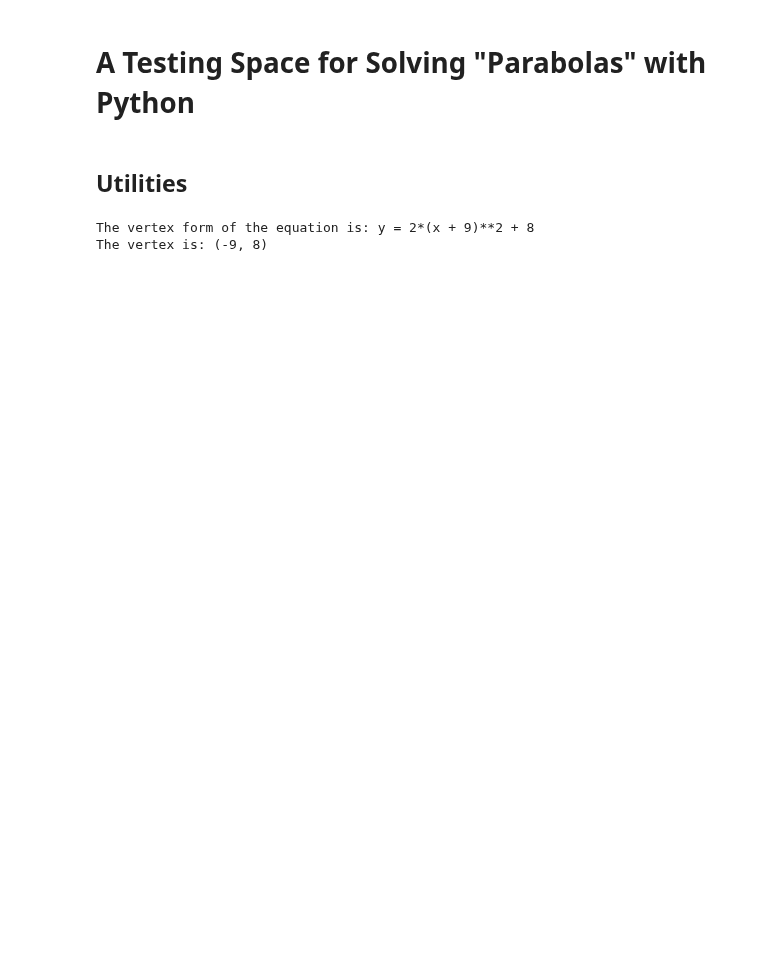
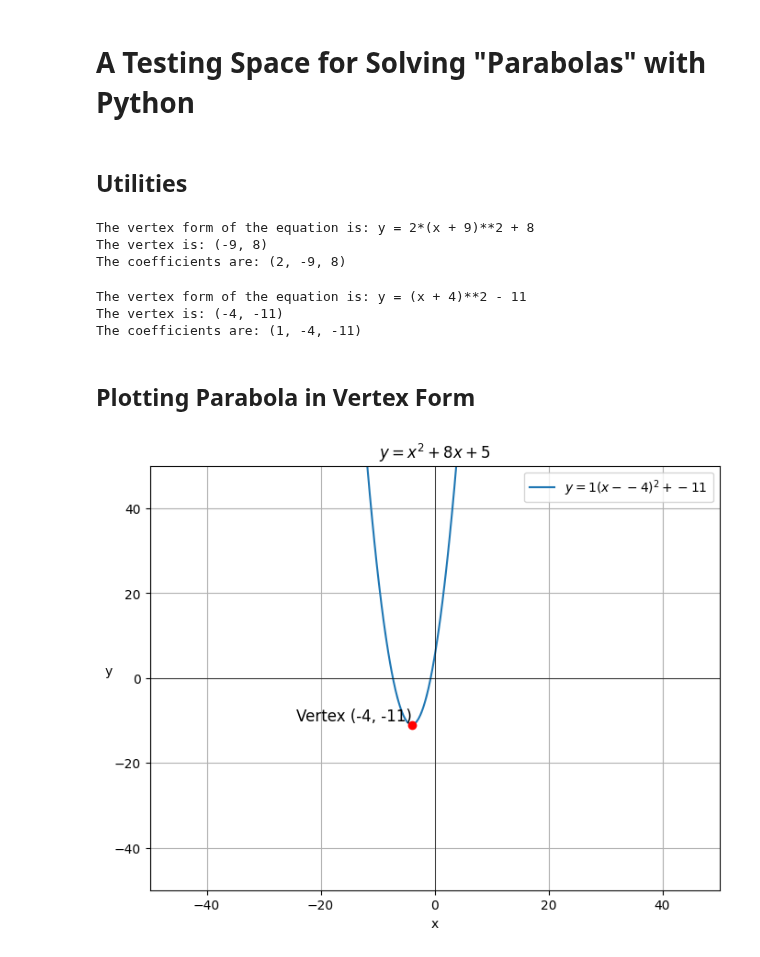
Before and after one commit to seanjiangsh/math-practice, a Jupyter notebook: algebra/parabolas.ipynb, the cells around one changed output. Drawn from its saved outputs; the diff is of its cells as text; code cells hidden in the pictures; blank space fills up the shorter version.

Commit message:
added plotting parabola in vertex form

```diff
--- a/algebra/parabolas.ipynb
+++ b/algebra/parabolas.ipynb
@@ -7,6 +10,4 @@ import sympy as sp
 # %%
-from sympy import symbols, simplify, Rational
-
 def quadratic_to_vertex(a:float, b:float, c:float):
     # Define the variable x
     x = symbols('x')
@@ -31,15 +32,73 @@ def quadratic_to_vertex(a:float, b:float, c:float):
     # Vertex is (h, k)
     vertex = (h, k)
 
-    return vertex_form_simplified,  vertex
+    return vertex_form_simplified, vertex, (a, h, k)
 # %%
 # y = 2x^2 + 36x + 170
-
 a, b, c = 2, 36, 170  # Coefficients of the quadratic equation y = 2x^2 + 36x + 170
-vertex_form, vertex = quadratic_to_vertex(a, b, c)
+vertex_form, vertex, coefficients = quadratic_to_vertex(a, b, c)
 
 print(f"The vertex form of the equation is: y = {vertex_form}")
 print(f"The vertex is: {vertex}")
+print(f"The coefficients are: {coefficients}")
 # %% [output]
 The vertex form of the equation is: y = 2*(x + 9)**2 + 8
 The vertex is: (-9, 8)
+The coefficients are: (2, -9, 8)
+# %%
+# y = x^2 + 8x + 5
+a, b, c = 1, 8, 5
+vertex_form, vertex, coefficients = quadratic_to_vertex(a, b, c)
+
+print(f"The vertex form of the equation is: y = {vertex_form}")
+print(f"The vertex is: {vertex}")
+print(f"The coefficients are: {coefficients}")
+# %% [output]
+The vertex form of the equation is: y = (x + 4)**2 - 11
+The vertex is: (-4, -11)
+The coefficients are: (1, -4, -11)
+# %% [markdown]
+## Plotting Parabola in Vertex Form
+# %%
+def plot_parabola(a:float, h:float, k:float, title:str = "Parabola in Vertex Form", limit:int = 50):
+    # Define the range of x values around the vertex
+    x = np.linspace(h - 10, h + 10, 100)
+
+    # Calculate the corresponding y values for the parabola
+    y = a * (x - h)**2 + k
+
+    # Create the plot
+    plt.figure(figsize=(8, 6))
+    plt.plot(x, y, label=f'$y = {a}(x - {h})^2 + {k}$')
+
+    # Highlight the vertex
+    plt.plot(h, k, 'ro')  # Vertex point
+
+    # Annotate the vertex
+    plt.text(h, k, f'Vertex ({h}, {k})', fontsize=12, verticalalignment='bottom', horizontalalignment='right')
+
+    # Add labels and a title
+    plt.xlabel('x')
+    plt.ylabel('y', rotation=0)
+    plt.title('Parabola in Vertex Form')
+    plt.axhline(0, color='black',linewidth=0.5)
+    plt.axvline(0, color='black',linewidth=0.5)
+    plt.grid(True)
+    plt.legend()
+    plt.title(title)
+
+    # Set the limits for the coordinate system
+    plt.xlim(-limit, limit)
+    plt.ylim(-limit, limit)
+
+    # Show the plot
+    plt.show()
+# %%
+# y = x^2 + 8x + 5
+a, b, c = 1, 8, 5
+vertex_form, vertex, coefficients = quadratic_to_vertex(a, b, c)
+a, h, k = coefficients
+
+plot_parabola(a, h, k, title="$y = x^2 + 8x + 5$")
+# %% [output]
+[figure, added]
```
Also changed, not shown: parts of 4 cells of this notebook, 2 other files.
